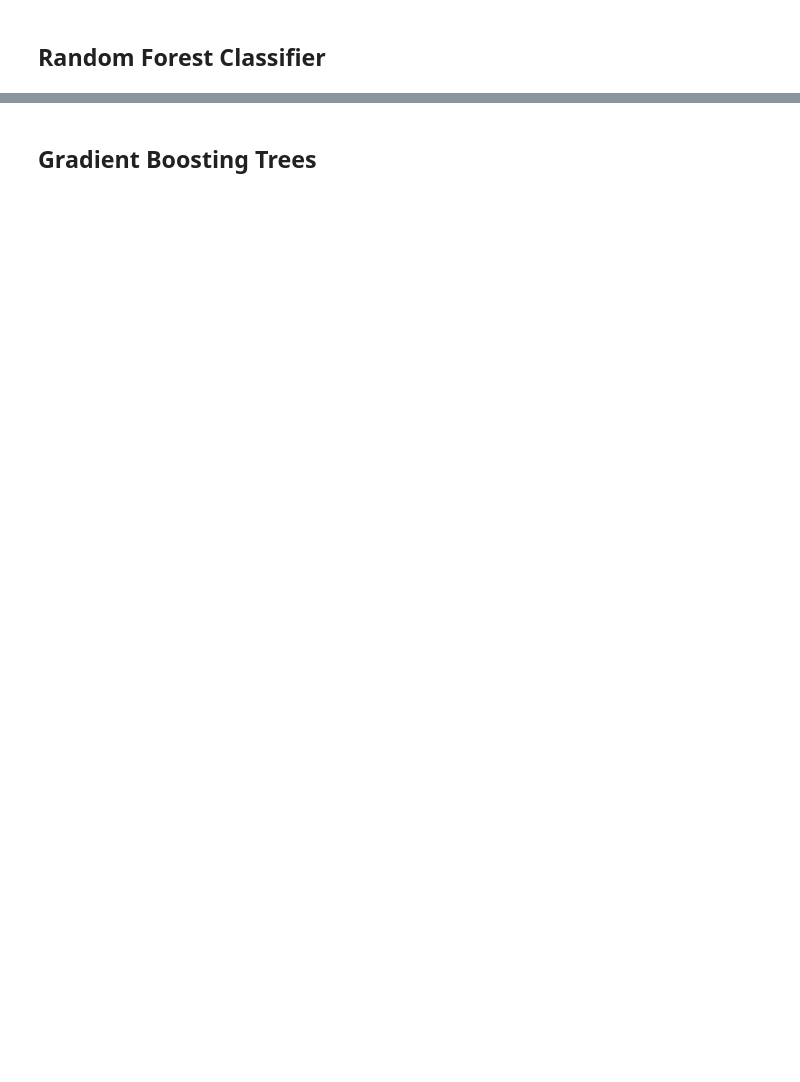
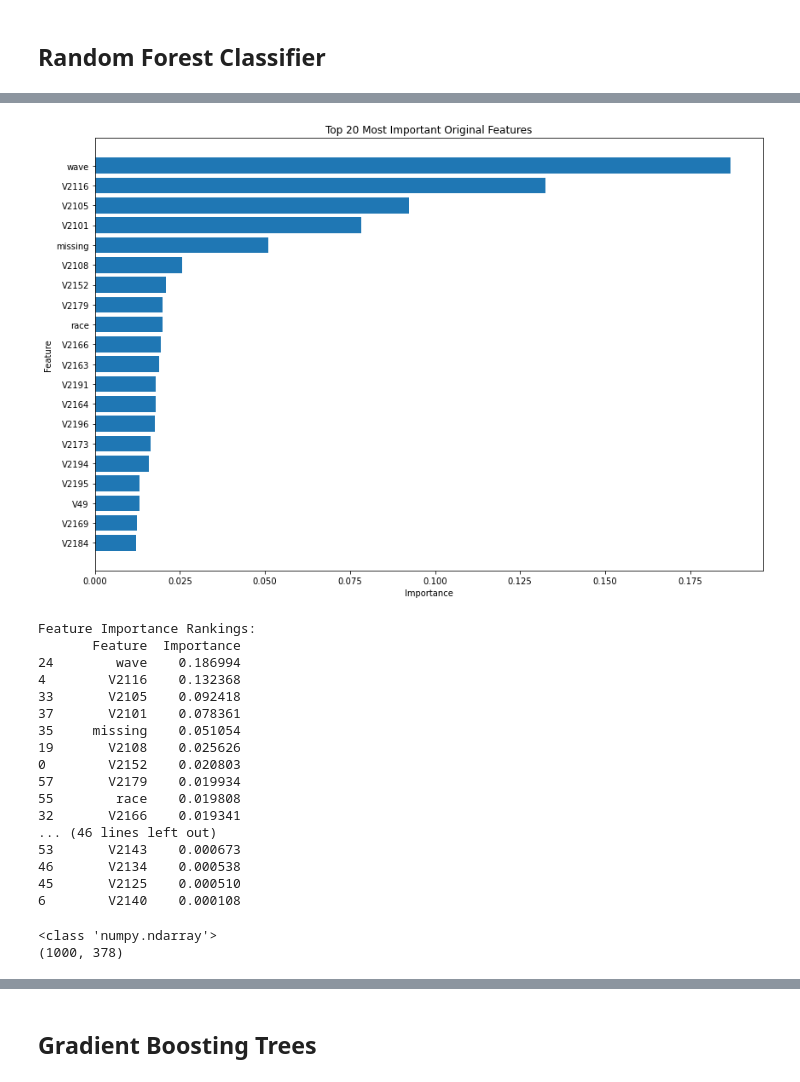
Before and after one commit to siyangni/vaping_project, a Jupyter notebook: modelling.ipynb, the cells around one changed output, grey strips where cells are left out. Drawn from its saved outputs; the diff is of its cells as text; code cells hidden in the pictures; blank space fills up the shorter version.

```diff
--- a/modelling.ipynb
+++ b/modelling.ipynb
@@ -404,0 +613,66 @@ for idx in top_10_indices:
+# %%
+# Get the Gradient Boosting classifier and feature importances
+rf_classifier = best_rf.named_steps['classifier']
+importances = rf_classifier.feature_importances_
+
+# Fit the preprocessor (if needed)
+best_rf.fit(X_train_with_indicators, y_train)
+
+# Get the OneHotEncoder from the pipeline
+ohe = best_rf.named_steps['preprocessor'].named_transformers_['cat']
+
+# Get all encoded feature names
+encoded_feature_names = ohe.get_feature_names_out()
+
+# Extract original feature names from encoded features
+original_features = list(set([feat.split('_')[0] for feat in encoded_feature_names]))
+
+# Create a dictionary to store original feature importances
+original_feature_importance = {}
+
+# Sum the importances of all encoded features from this original feature
+for feature in original_features:
+    encoded_features_mask = [str(name).startswith(feature + '_') for name in encoded_feature_names]
+    importance = importances[encoded_features_mask].sum()
+    original_feature_importance[feature] = importance
+
+# Convert to DataFrame and sort by ascending order
+feature_importance_df = pd.DataFrame({
+    'Feature': original_feature_importance.keys(),
+    'Importance': original_feature_importance.values()
+})
+feature_importance_df = feature_importance_df.sort_values('Importance', ascending=True)
+
+# Take top 20 and plot
+top_20 = feature_importance_df.tail(20)  # Use tail to get highest values
+
+plt.figure(figsize=(12, 8))
+plt.barh(y=top_20['Feature'], width=top_20['Importance'])
+plt.title('Top 20 Most Important Original Features')
+plt.xlabel('Importance')
+plt.ylabel('Feature')
+plt.tight_layout()
+plt.show()
+
+# Print the DataFrame (in descending order for readability)
+print("\nFeature Importance Rankings:")
+print(feature_importance_df.sort_values('Importance', ascending=False))
+# %% [output]
+[figure, added]
+Feature Importance Rankings:
+       Feature  Importance
+24        wave    0.186994
+4        V2116    0.132368
+33       V2105    0.092418
+37       V2101    0.078361
+35     missing    0.051054
+19       V2108    0.025626
+0        V2152    0.020803
+57       V2179    0.019934
+55        race    0.019808
+32       V2166    0.019341
+... (46 lines left out)
+53       V2143    0.000673
+46       V2134    0.000538
+45       V2125    0.000510
+6        V2140    0.000108
@@ -404,0 +707,7 @@ for idx in top_10_indices:
+# %%
+# Verify the shape and type of your selected SHAP values for the positive class
+print(type(shap_values_class1))
+print(shap_values_class1.shape)
+# %% [output]
+<class 'numpy.ndarray'>
+(1000, 378)
```
Also changed, not shown: parts of 95 cells of this notebook, 8 other files.
